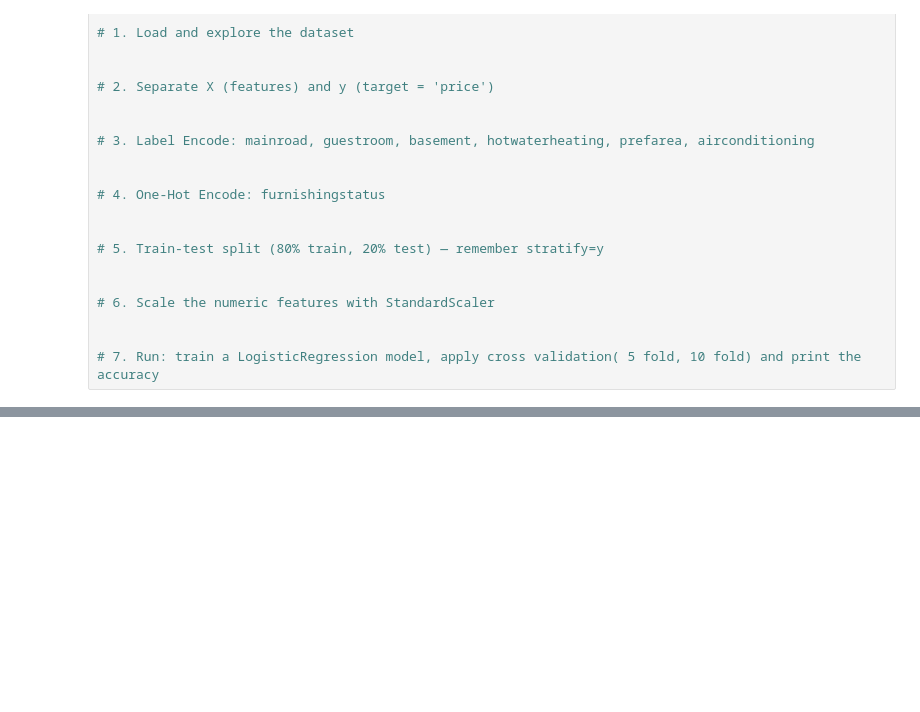
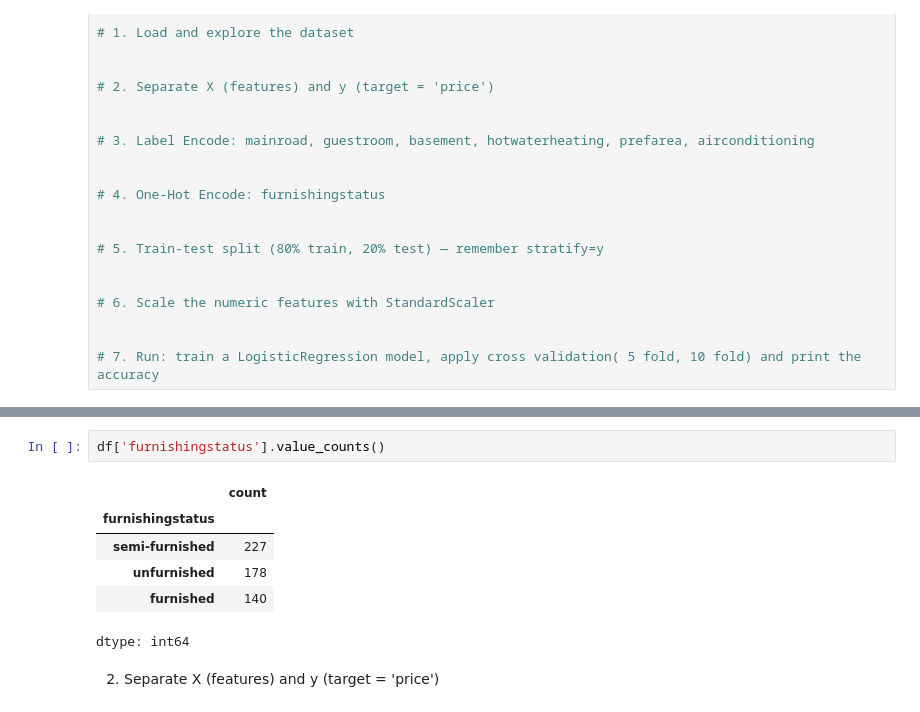
Before and after one commit to abidhasan5135-maker/Machine_Learning.369, a Jupyter notebook: Data_Preprocessing_and_Pipeline_.ipynb, the cells around one changed output, grey strips where cells are left out. Drawn from its saved outputs; the diff is of its cells as text; blank space fills up the shorter version.

```diff
--- a/Data_Preprocessing_and_Pipeline_.ipynb
+++ b/Data_Preprocessing_and_Pipeline_.ipynb
@@ -444,0 +510,11 @@ Accuracy: 71.4%
+# %%
+df['furnishingstatus'].value_counts()
+# %% [output]
+|  | count |
+| furnishingstatus |  |
+| semi-furnished | 227 |
+| unfurnished | 178 |
+| furnished | 140 |
+dtype: int64
+# %% [markdown]
+ 2. Separate X (features) and y (target = 'price')
```
Also changed, not shown: parts of 8 cells of this notebook.
